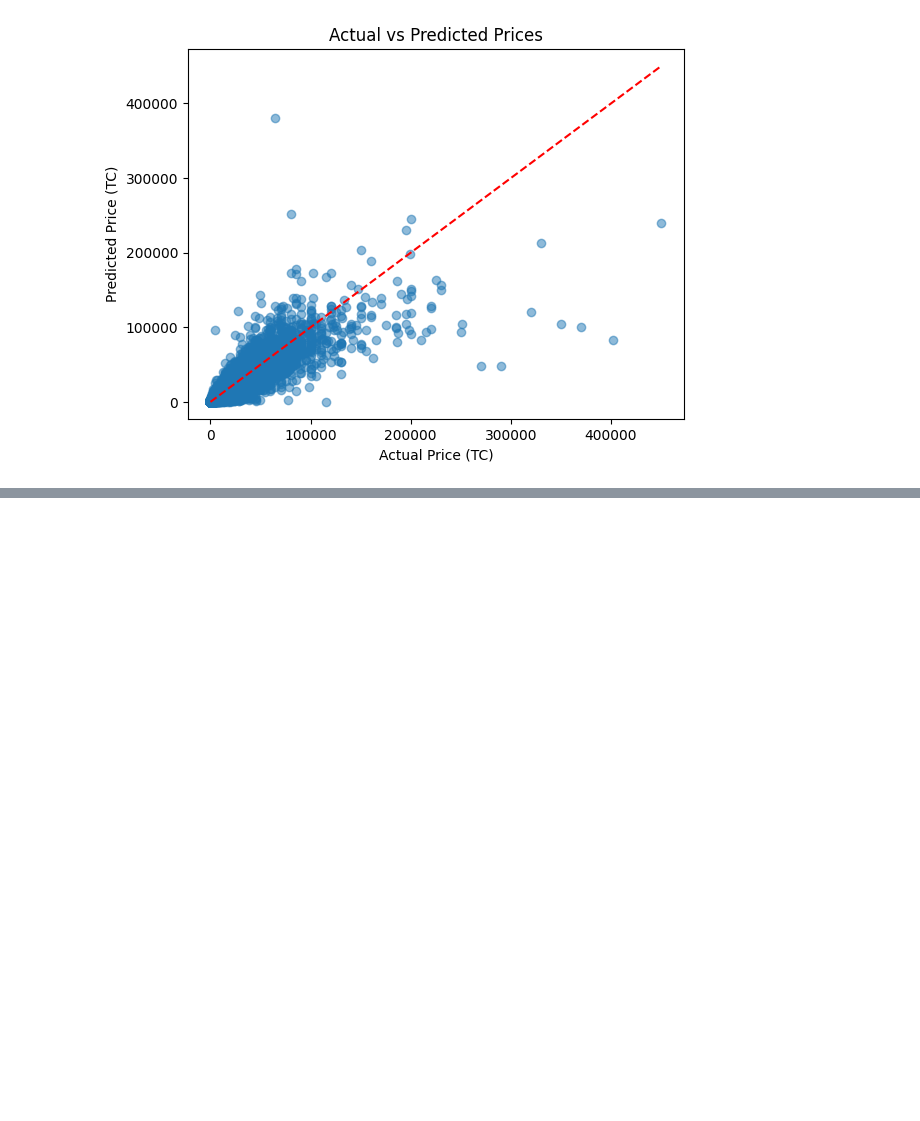
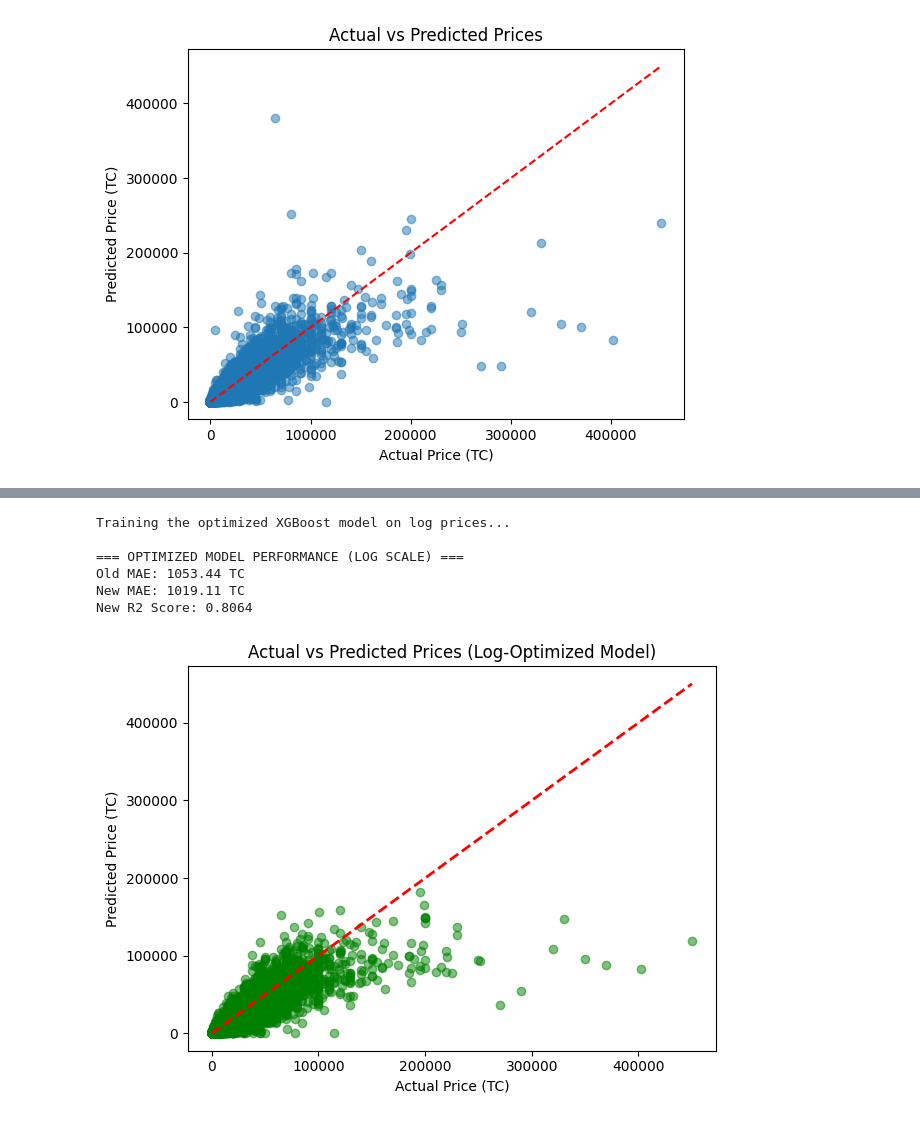
Before and after one commit to martynaottoni/tibia-auctions-analysis, a Jupyter notebook: notebooks/price_analysis_modeling.ipynb, the cells around one changed output, grey strips where cells are left out. Cells and saved outputs as stored; diff of their text form; code cells hidden in the pictures; blank space fills up the shorter version.

```diff
--- a/notebooks/price_analysis_modeling.ipynb
+++ b/notebooks/price_analysis_modeling.ipynb
@@ -438,0 +456,49 @@ plt.show()
+# %%
+# 1. Transform the target variable (Log transformation)
+# We use log1p (log(1+x)) to safely handle any zero values and improve stability
+y_train_log = np.log1p(y_train)
+y_test_log = np.log1p(y_test)
+
+# 2. Initialize and train the improved model on LOG prices
+print("Training the optimized XGBoost model on log prices...")
+log_model = XGBRegressor(
+    n_estimators=1000,
+    learning_rate=0.05,
+    max_depth=6,
+    random_state=42,
+    n_jobs=-1
+)
+
+log_model.fit(X_train, y_train_log)
+
+# 3. Predict and transform back to the original scale
+# We use expm1 (exp(x)-1) to reverse the log1p transformation
+y_pred_log = log_model.predict(X_test)
+y_pred_final = np.expm1(y_pred_log)
+
+# 4. Evaluate the optimized model
+new_mae = mean_absolute_error(y_test, y_pred_final)
+new_r2 = r2_score(y_test, y_pred_final)
+
+print("\n=== OPTIMIZED MODEL PERFORMANCE (LOG SCALE) ===")
+print(f"Old MAE: 1053.44 TC")
+print(f"New MAE: {new_mae:.2f} TC")
+print(f"New R2 Score: {new_r2:.4f}")
+
+# 5. Visualizing Predicted vs Actual Prices
+plt.scatter(y_test, y_pred_final, alpha=0.5, color='green')
+# Add a diagonal line representing perfect prediction
+plt.plot([y_test.min(), y_test.max()], [y_test.min(), y_test.max()], 'r--', lw=2)
+plt.xlabel('Actual Price (TC)')
+plt.ylabel('Predicted Price (TC)')
+plt.title('Actual vs Predicted Prices (Log-Optimized Model)')
+plt.tight_layout()
+plt.show()
+# %% [output]
+Training the optimized XGBoost model on log prices...
+
+=== OPTIMIZED MODEL PERFORMANCE (LOG SCALE) ===
+Old MAE: 1053.44 TC
+New MAE: 1019.11 TC
+New R2 Score: 0.8064
+[figure, added]
```
Also changed, not shown: parts of 5 cells of this notebook.
